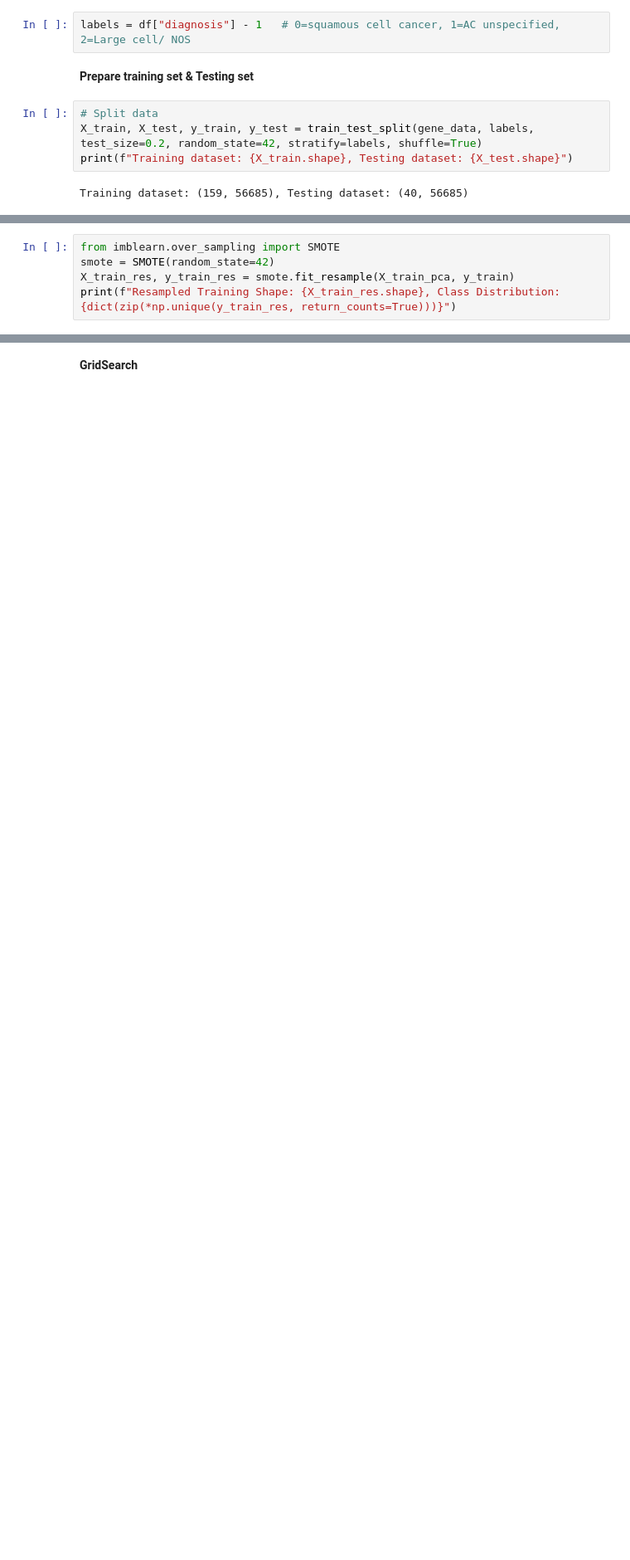
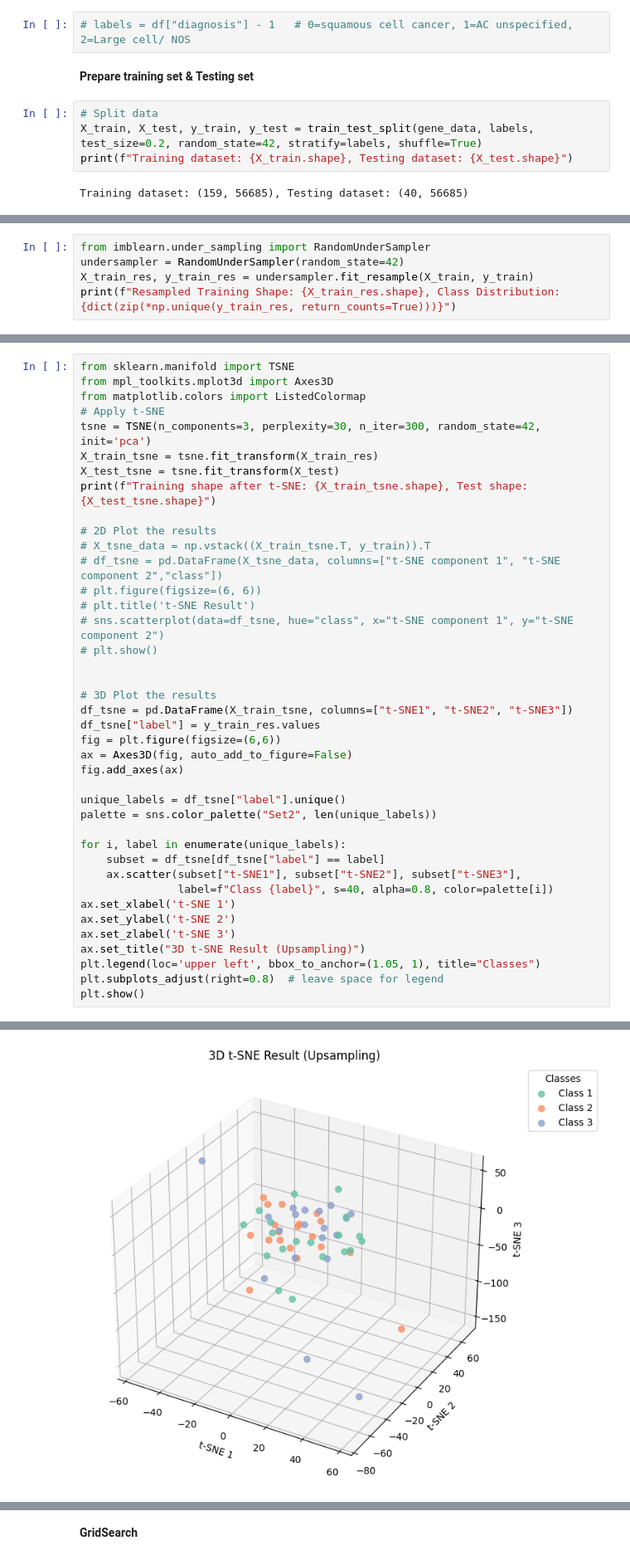
Before and after one commit to Kitiyaparnnn/NSCLC, a Jupyter notebook: train.ipynb, the cells around one changed output, grey strips where cells are left out. Shown: that part at 83% size. Saved outputs shown, nothing was run; the diff lists cells and outputs as text; blank space fills up the shorter version.

```diff
--- a/train.ipynb
+++ b/train.ipynb
@@ -45,7 +45,7 @@ Data shape:  (199, 56685)
 
 Convert df["diagnosis"] to (0=squamous cell cancer, 1=AC unspecified, 2=Large cell/ NOS) matching with **LightGBM** class format which starts with 0
 # %%
-labels = df["diagnosis"] - 1   # 0=squamous cell cancer, 1=AC unspecified, 2=Large cell/ NOS
+# labels = df["diagnosis"] - 1   # 0=squamous cell cancer, 1=AC unspecified, 2=Large cell/ NOS
 # %% [markdown]
 **Prepare training set & Testing set**
 # %%
@@ -56,0 +87,5 @@ Training dataset: (159, 56685), Testing dataset: (40, 56685)
+# %%
+from imblearn.under_sampling import RandomUnderSampler
+undersampler = RandomUnderSampler(random_state=42)
+X_train_res, y_train_res = undersampler.fit_resample(X_train, y_train)
+print(f"Resampled Training Shape: {X_train_res.shape}, Class Distribution: {dict(zip(*np.unique(y_train_res, return_counts=True)))}")
@@ -135,5 +156,0 @@ Class weights: {1: 0.9814814814814815, 2: 0.6162790697674418, 3: 2.7894736842105
-# %%
-from imblearn.over_sampling import SMOTE
-smote = SMOTE(random_state=42)
-X_train_res, y_train_res = smote.fit_resample(X_train_pca, y_train)
-print(f"Resampled Training Shape: {X_train_res.shape}, Class Distribution: {dict(zip(*np.unique(y_train_res, return_counts=True)))}")
@@ -146,0 +161,41 @@ print(f"Resampled Training Shape: {X_train_res.shape}, Class Distribution: {dict
+# %%
+from sklearn.manifold import TSNE
+from mpl_toolkits.mplot3d import Axes3D
+from matplotlib.colors import ListedColormap
+# Apply t-SNE
+tsne = TSNE(n_components=3, perplexity=30, n_iter=300, random_state=42, init='pca')
+X_train_tsne = tsne.fit_transform(X_train_res)
+X_test_tsne = tsne.fit_transform(X_test)
+print(f"Training shape after t-SNE: {X_train_tsne.shape}, Test shape: {X_test_tsne.shape}")
+
+# 2D Plot the results
+# X_tsne_data = np.vstack((X_train_tsne.T, y_train)).T
+# df_tsne = pd.DataFrame(X_tsne_data, columns=["t-SNE component 1", "t-SNE component 2","class"])
+# plt.figure(figsize=(6, 6))
+# plt.title('t-SNE Result')
+# sns.scatterplot(data=df_tsne, hue="class", x="t-SNE component 1", y="t-SNE component 2")
+# plt.show()
+
+
+# 3D Plot the results
+df_tsne = pd.DataFrame(X_train_tsne, columns=["t-SNE1", "t-SNE2", "t-SNE3"])
+df_tsne["label"] = y_train_res.values
+fig = plt.figure(figsize=(6,6))
+ax = Axes3D(fig, auto_add_to_figure=False)
+fig.add_axes(ax)
+
+unique_labels = df_tsne["label"].unique()
+palette = sns.color_palette("Set2", len(unique_labels))
+
+for i, label in enumerate(unique_labels):
+    subset = df_tsne[df_tsne["label"] == label]
+    ax.scatter(subset["t-SNE1"], subset["t-SNE2"], subset["t-SNE3"],
+               label=f"Class {label}", s=40, alpha=0.8, color=palette[i])
+ax.set_xlabel('t-SNE 1')
+ax.set_ylabel('t-SNE 2')
+ax.set_zlabel('t-SNE 3')
+ax.set_title("3D t-SNE Result (Upsampling)")
+plt.legend(loc='upper left', bbox_to_anchor=(1.05, 1), title="Classes")
+plt.subplots_adjust(right=0.8)  # leave space for legend
+plt.show()
+# %% [output]
@@ -146,0 +203 @@ print(f"Resampled Training Shape: {X_train_res.shape}, Class Distribution: {dict
+[figure, added]
```
Also changed, not shown: parts of 33 cells of this notebook, 1 other file.
